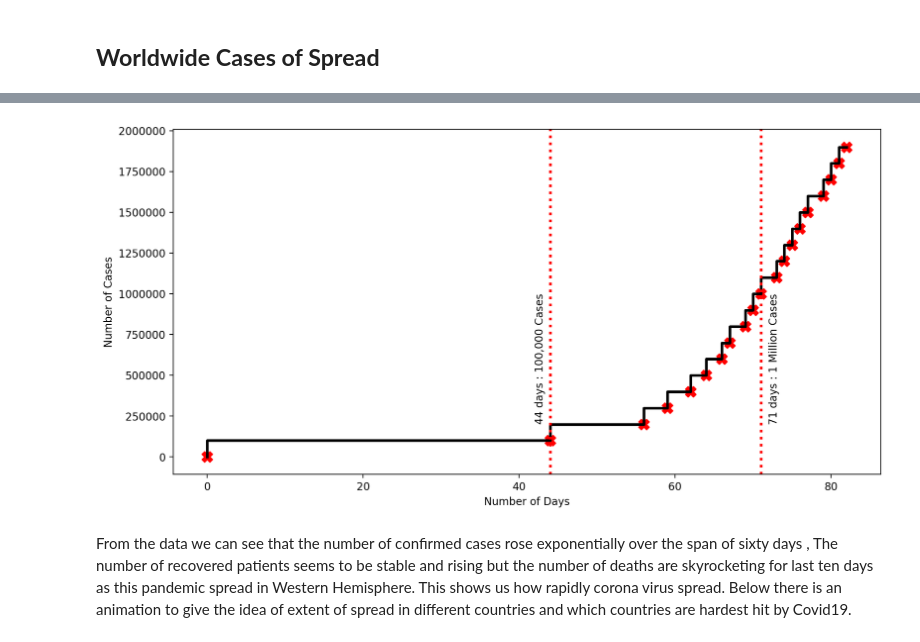
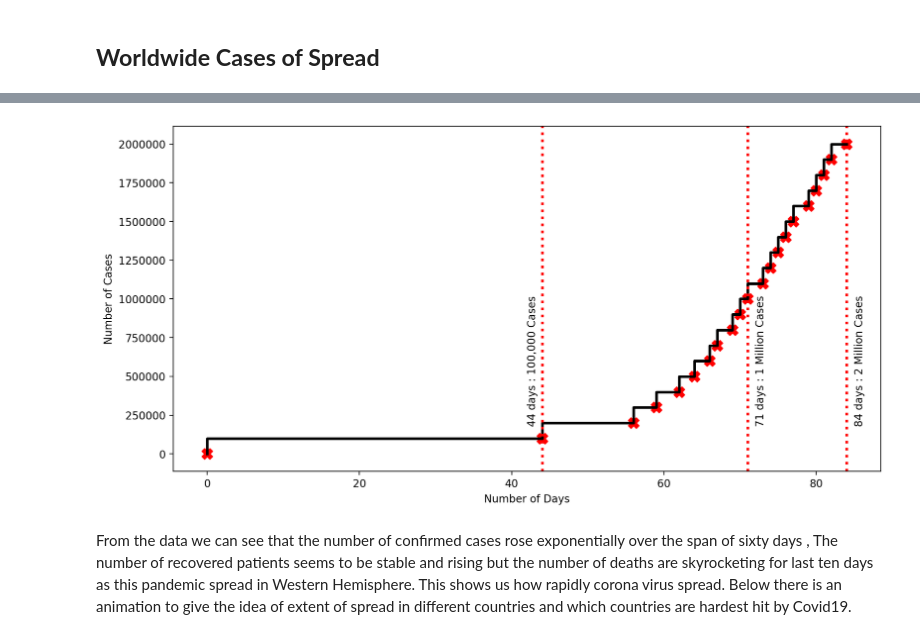
Before and after one commit to nabeel-hasan/COVID-19, a Jupyter notebook: Covid19_Daily_Updates/Daily_Insights_For_Covid19.ipynb, the cells around one changed output, grey strips where cells are left out. Drawn from its saved outputs; the diff is of its cells as text; code cells hidden in the pictures.

```diff
--- a/Covid19_Daily_Updates/Daily_Insights_For_Covid19.ipynb
+++ b/Covid19_Daily_Updates/Daily_Insights_For_Covid19.ipynb
@@ -127,16 +127,18 @@ DTANOHT : Days To Achieve Next One Hundred Thousand
 # %%
 plt.figure(figsize = (12,6), dpi = 200)
 plt.step(every_10['NODTAT'], every_10['NOHTC'], color = 'black', linestyle = '-', linewidth = 2.5)
 plt.scatter(every_10['NODTAT'], every_10['NOHTC'], color = 'red', marker = 'X', s = 100)
 plt.axvline(x = every_10['NODTAT'][1],  color = 'red', linestyle = ':', linewidth = 2.5)
 plt.text(42, 600000, "44 days : 100,000 Cases", rotation=90, verticalalignment='center')
 plt.axvline(x = every_10['NODTAT'][10], color = 'red', linestyle = ':', linewidth = 2.5)
 plt.text(72, 600000, "71 days : 1 Million Cases", rotation=90, verticalalignment='center')
+plt.text(85, 600000, "84 days : 2 Million Cases", rotation=90, verticalalignment='center')
+plt.axvline(x = every_10['NODTAT'][20], color = 'red', linestyle = ':', linewidth = 2.5)
 plt.xlabel('Number of Days')
 plt.ylabel('Number of Cases')
 plt.savefig('Animated_Objects/dailyMilestone')
 # %% [output]
-[figure, old version]
+[figure, new version]
 # %% [markdown]
 From the data we can see that the number of confirmed cases rose exponentially over the span of sixty days , The number of recovered patients seems to be stable and rising but the number of deaths are skyrocketing for last ten days as this pandemic spread in Western Hemisphere. This shows us how rapidly corona virus spread. Below there is an animation to give the idea of extent of spread in different countries and which countries are hardest hit by Covid19.
 # %%
```
Also changed, not shown: parts of 10 cells of this notebook, 4 other files.
